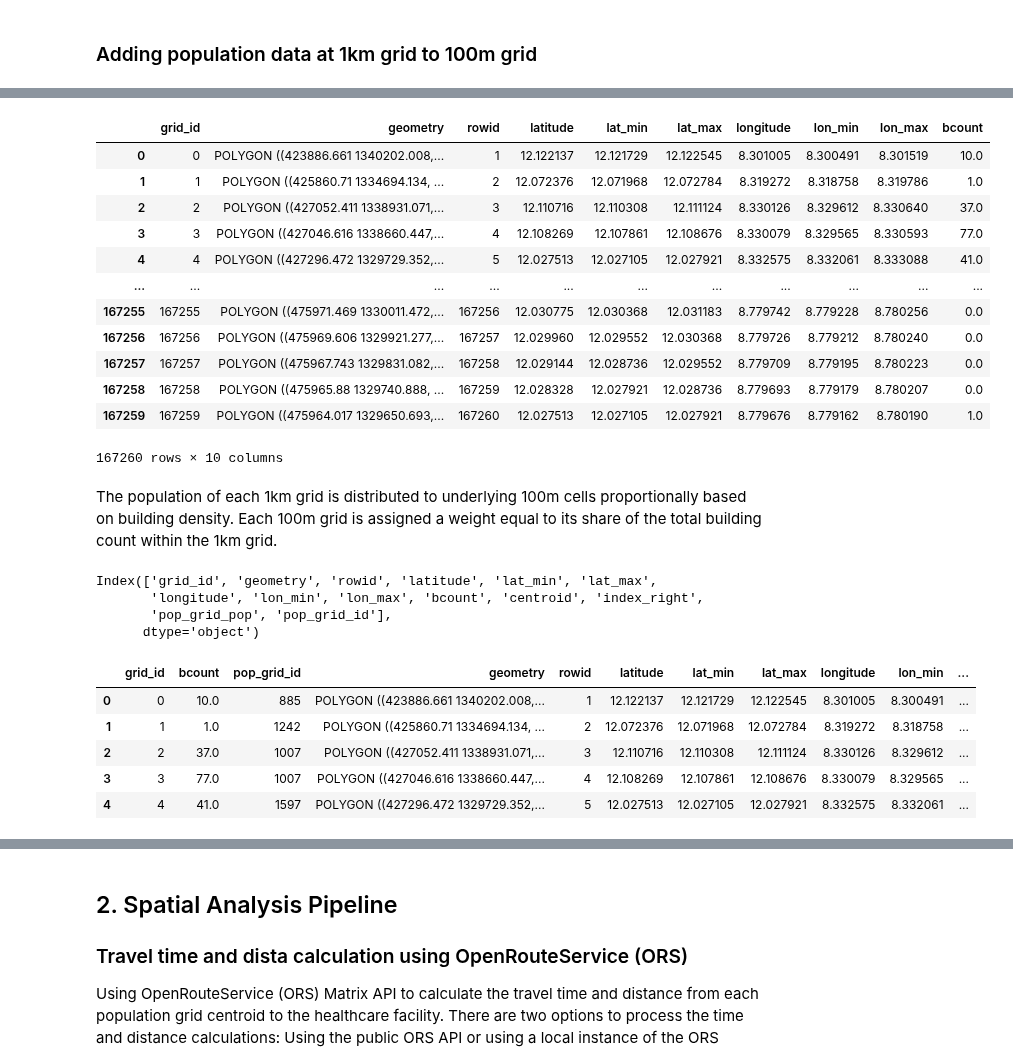
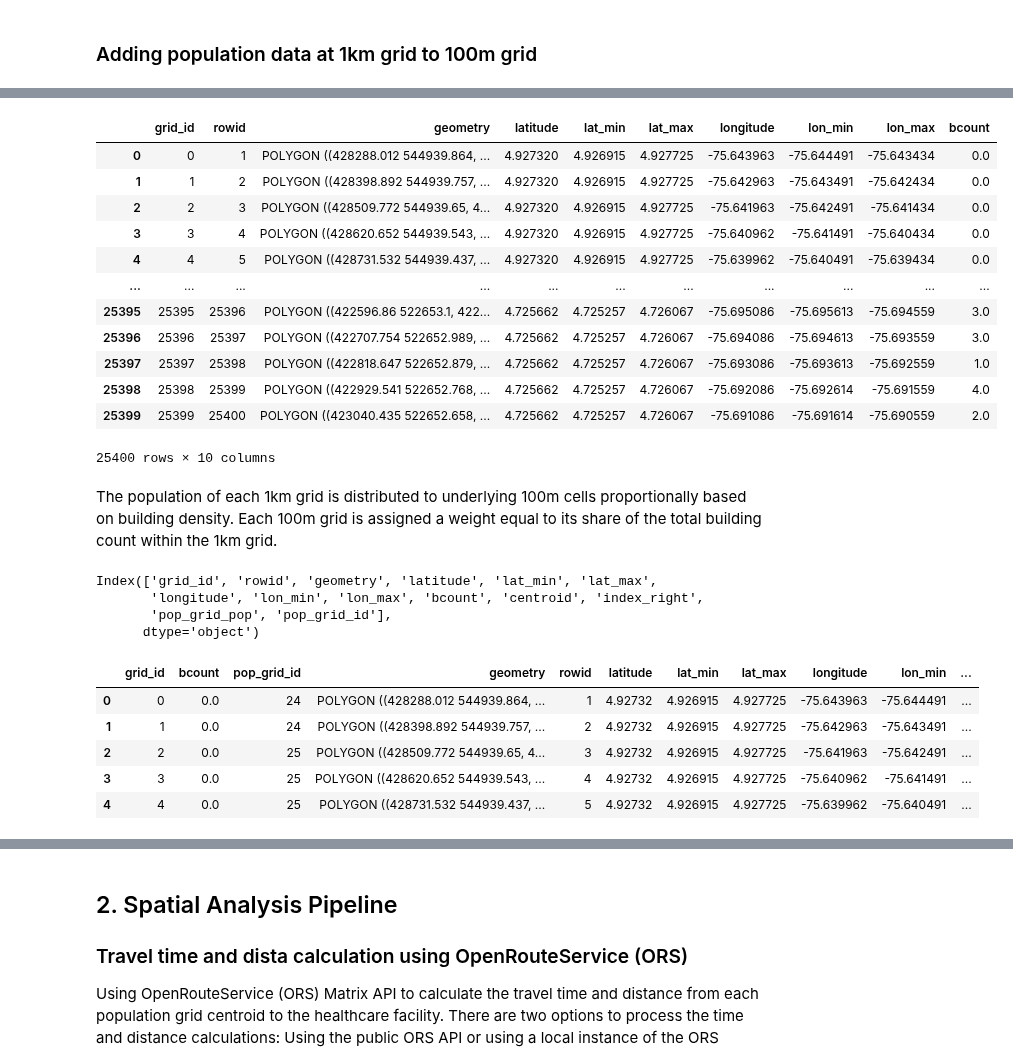
Before and after one commit to urbanbigdatacentre/ideamaps-models, a Jupyter notebook: models/emergency-maternal-care/scripts/EmOC-Access-Deprivation-Pereira.ipynb, the cells around one changed output, grey strips where cells are left out. Saved outputs shown, nothing was run; the diff lists cells and outputs as text; code cells hidden in the pictures.

Commit message:
Updated script for pereira paths and crs

```diff
--- a/models/emergency-maternal-care/scripts/EmOC-Access-Deprivation-Pereira.ipynb
+++ b/models/emergency-maternal-care/scripts/EmOC-Access-Deprivation-Pereira.ipynb
@@ -109,9 +112,9 @@ The following datasets are considered as input data for the analysis:
 # %%
 # Set paths to access Kano data
 # Define directories
-data_inputs = '../scripts/Kano/data-inputs/'
-data_temp = '../scripts/Kano/data-temp/'
-model_outputs = '../kano/'
+data_inputs = '../scripts/Pereira/data-inputs/'
+data_temp = '../scripts/Pereira/data-temp/'
+model_outputs = '../Pereira/'
 # %% [markdown]
 ## 1. Data Collection
 # %% [markdown]
@@ -235,13 +245,14 @@ def raster2vector(arr, transform, crs) -> gpd.GeoDataFrame:
 
     return gdf
 
-epsg = 'EPSG:32632'
+# Use the respective EPSG code for Colombia UTM Zone 18N
+epsg = 'EPSG:21818'
 # %%
 # Preparing grid
 grid_file = data_inputs + '100mGrid.gpkg'
 grid = gpd.read_file(grid_file)
 grid = grid.to_crs(epsg)
 grid['grid_id'] = range(len(grid))
-grid = grid[['grid_id', 'geometry','rowid', 'latitude', 'lat_min', 'lat_max', 'longitude', 'lon_min','lon_max']].set_geometry('geometry')
+grid = grid[['grid_id', 'rowid', 'geometry', 'latitude', 'lat_min', 'lat_max', 'longitude', 'lon_min','lon_max']].set_geometry('geometry')
 grid
 # %% [output]
@@ -263,39 +286,39 @@ Building footprint data is used to estimate population distribution within each
 # %%
 # Count buildings per grid cell
 
 # Loading Google building footprints
-building_file = data_inputs + 'Kano_GOBv3.gpkg'
+building_file = data_temp + 'Pereira_GOBv3.geojson'
 buildings = gpd.read_file(building_file)
 buildings = buildings.to_crs(epsg)
 buildings['centroid'] = buildings['geometry'].centroid
 
 # Joining buildings to grid
 grid_buildings = grid.sjoin(buildings.set_geometry('centroid').drop(columns='geometry'), how='inner', predicate='intersects')
 grid_buildings = grid_buildings.groupby('grid_id')
 
 # Counting buildings per grid
 building_counts = grid_buildings.size().rename('bcount')
 
 # Adding building count to grid cells
 grid = grid.merge(building_counts, on='grid_id', how='left')
 
 # Assign building count 0 to cells with no buildings (NaN)
 grid['bcount'] = grid['bcount'].fillna(0)
 grid
 # %% [output]
-|  | grid_id | geometry | rowid | latitude | lat_min | lat_max | longitude | lon_min | lon_max | bcount |
-| 0 | 0 | POLYGON ((423886.661 1340202.008,... | 1 | 12.122137 | 12.121729 | 12.122545 | 8.301005 | 8.300491 | 8.301519 | 10.0 |
-| 1 | 1 | POLYGON ((425860.71 1334694.134, ... | 2 | 12.072376 | 12.071968 | 12.072784 | 8.319272 | 8.318758 | 8.319786 | 1.0 |
-| 2 | 2 | POLYGON ((427052.411 1338931.071,... | 3 | 12.110716 | 12.110308 | 12.111124 | 8.330126 | 8.329612 | 8.330640 | 37.0 |
-| 3 | 3 | POLYGON ((427046.616 1338660.447,... | 4 | 12.108269 | 12.107861 | 12.108676 | 8.330079 | 8.329565 | 8.330593 | 77.0 |
-| 4 | 4 | POLYGON ((427296.472 1329729.352,... | 5 | 12.027513 | 12.027105 | 12.027921 | 8.332575 | 8.332061 | 8.333088 | 41.0 |
+|  | grid_id | rowid | geometry | latitude | lat_min | lat_max | longitude | lon_min | lon_max | bcount |
+| 0 | 0 | 1 | POLYGON ((428288.012 544939.864, ... | 4.927320 | 4.926915 | 4.927725 | -75.643963 | -75.644491 | -75.643434 | 0.0 |
+| 1 | 1 | 2 | POLYGON ((428398.892 544939.757, ... | 4.927320 | 4.926915 | 4.927725 | -75.642963 | -75.643491 | -75.642434 | 0.0 |
+| 2 | 2 | 3 | POLYGON ((428509.772 544939.65, 4... | 4.927320 | 4.926915 | 4.927725 | -75.641963 | -75.642491 | -75.641434 | 0.0 |
+| 3 | 3 | 4 | POLYGON ((428620.652 544939.543, ... | 4.927320 | 4.926915 | 4.927725 | -75.640962 | -75.641491 | -75.640434 | 0.0 |
+| 4 | 4 | 5 | POLYGON ((428731.532 544939.437, ... | 4.927320 | 4.926915 | 4.927725 | -75.639962 | -75.640491 | -75.639434 | 0.0 |
 | ... | ... | ... | ... | ... | ... | ... | ... | ... | ... | ... |
-| 167255 | 167255 | POLYGON ((475971.469 1330011.472,... | 167256 | 12.030775 | 12.030368 | 12.031183 | 8.779742 | 8.779228 | 8.780256 | 0.0 |
-| 167256 | 167256 | POLYGON ((475969.606 1329921.277,... | 167257 | 12.029960 | 12.029552 | 12.030368 | 8.779726 | 8.779212 | 8.780240 | 0.0 |
-| 167257 | 167257 | POLYGON ((475967.743 1329831.082,... | 167258 | 12.029144 | 12.028736 | 12.029552 | 8.779709 | 8.779195 | 8.780223 | 0.0 |
-| 167258 | 167258 | POLYGON ((475965.88 1329740.888, ... | 167259 | 12.028328 | 12.027921 | 12.028736 | 8.779693 | 8.779179 | 8.780207 | 0.0 |
-| 167259 | 167259 | POLYGON ((475964.017 1329650.693,... | 167260 | 12.027513 | 12.027105 | 12.027921 | 8.779676 | 8.779162 | 8.780190 | 1.0 |
+| 25395 | 25395 | 25396 | POLYGON ((422596.86 522653.1, 422... | 4.725662 | 4.725257 | 4.726067 | -75.695086 | -75.695613 | -75.694559 | 3.0 |
+| 25396 | 25396 | 25397 | POLYGON ((422707.754 522652.989, ... | 4.725662 | 4.725257 | 4.726067 | -75.694086 | -75.694613 | -75.693559 | 3.0 |
+| 25397 | 25397 | 25398 | POLYGON ((422818.647 522652.879, ... | 4.725662 | 4.725257 | 4.726067 | -75.693086 | -75.693613 | -75.692559 | 1.0 |
+| 25398 | 25398 | 25399 | POLYGON ((422929.541 522652.768, ... | 4.725662 | 4.725257 | 4.726067 | -75.692086 | -75.692614 | -75.691559 | 4.0 |
+| 25399 | 25399 | 25400 | POLYGON ((423040.435 522652.658, ... | 4.725662 | 4.725257 | 4.726067 | -75.691086 | -75.691614 | -75.690559 | 2.0 |
-167260 rows × 10 columns
+25400 rows × 10 columns
 # %% [markdown]
 The population of each 1km grid is distributed to underlying 100m cells proportionally based on building density. Each 100m grid is assigned a weight equal to its share of the total building count within the 1km grid.
 # %%
@@ -304,7 +327,7 @@ The population of each 1km grid is distributed to underlying 100m cells proporti
 data_path = Path(data_inputs)
 
 # Loading coarse pop data
-pop_file = data_path / 'kano_nga_f_15_49_2015_1km.tif'
+pop_file = data_path / 'pereira_col_f_15_49_2015_1km.tif'
 pop_raster, transform, crs = read_tif(pop_file)
 
 # Converting the raster grid to vector data
@@ -321,16 +344,16 @@ grid = grid[['grid_id', 'bcount', 'pop_grid_id', 'geometry','rowid', 'latitude',
        'longitude', 'lon_min', 'lon_max']]
 grid.head()
 # %% [output]
-Index(['grid_id', 'geometry', 'rowid', 'latitude', 'lat_min', 'lat_max',
+Index(['grid_id', 'rowid', 'geometry', 'latitude', 'lat_min', 'lat_max',
        'longitude', 'lon_min', 'lon_max', 'bcount', 'centroid', 'index_right',
        'pop_grid_pop', 'pop_grid_id'],
       dtype='object')
 |  | grid_id | bcount | pop_grid_id | geometry | rowid | latitude | lat_min | lat_max | longitude | lon_min | ... |
-| 0 | 0 | 10.0 | 885 | POLYGON ((423886.661 1340202.008,... | 1 | 12.122137 | 12.121729 | 12.122545 | 8.301005 | 8.300491 | ... |
-| 1 | 1 | 1.0 | 1242 | POLYGON ((425860.71 1334694.134, ... | 2 | 12.072376 | 12.071968 | 12.072784 | 8.319272 | 8.318758 | ... |
-| 2 | 2 | 37.0 | 1007 | POLYGON ((427052.411 1338931.071,... | 3 | 12.110716 | 12.110308 | 12.111124 | 8.330126 | 8.329612 | ... |
-| 3 | 3 | 77.0 | 1007 | POLYGON ((427046.616 1338660.447,... | 4 | 12.108269 | 12.107861 | 12.108676 | 8.330079 | 8.329565 | ... |
-| 4 | 4 | 41.0 | 1597 | POLYGON ((427296.472 1329729.352,... | 5 | 12.027513 | 12.027105 | 12.027921 | 8.332575 | 8.332061 | ... |
+| 0 | 0 | 0.0 | 24 | POLYGON ((428288.012 544939.864, ... | 1 | 4.92732 | 4.926915 | 4.927725 | -75.643963 | -75.644491 | ... |
+| 1 | 1 | 0.0 | 24 | POLYGON ((428398.892 544939.757, ... | 2 | 4.92732 | 4.926915 | 4.927725 | -75.642963 | -75.643491 | ... |
+| 2 | 2 | 0.0 | 25 | POLYGON ((428509.772 544939.65, 4... | 3 | 4.92732 | 4.926915 | 4.927725 | -75.641963 | -75.642491 | ... |
+| 3 | 3 | 0.0 | 25 | POLYGON ((428620.652 544939.543, ... | 4 | 4.92732 | 4.926915 | 4.927725 | -75.640962 | -75.641491 | ... |
+| 4 | 4 | 0.0 | 25 | POLYGON ((428731.532 544939.437, ... | 5 | 4.92732 | 4.926915 | 4.927725 | -75.639962 | -75.640491 | ... |
 # %%
 # Calculate population weight (fraction of total population count that should be assigned to cell based on its building count)
 grid_grouped_pop = grid.groupby('pop_grid_id')
```
Also changed, not shown: parts of 16 cells of this notebook.
